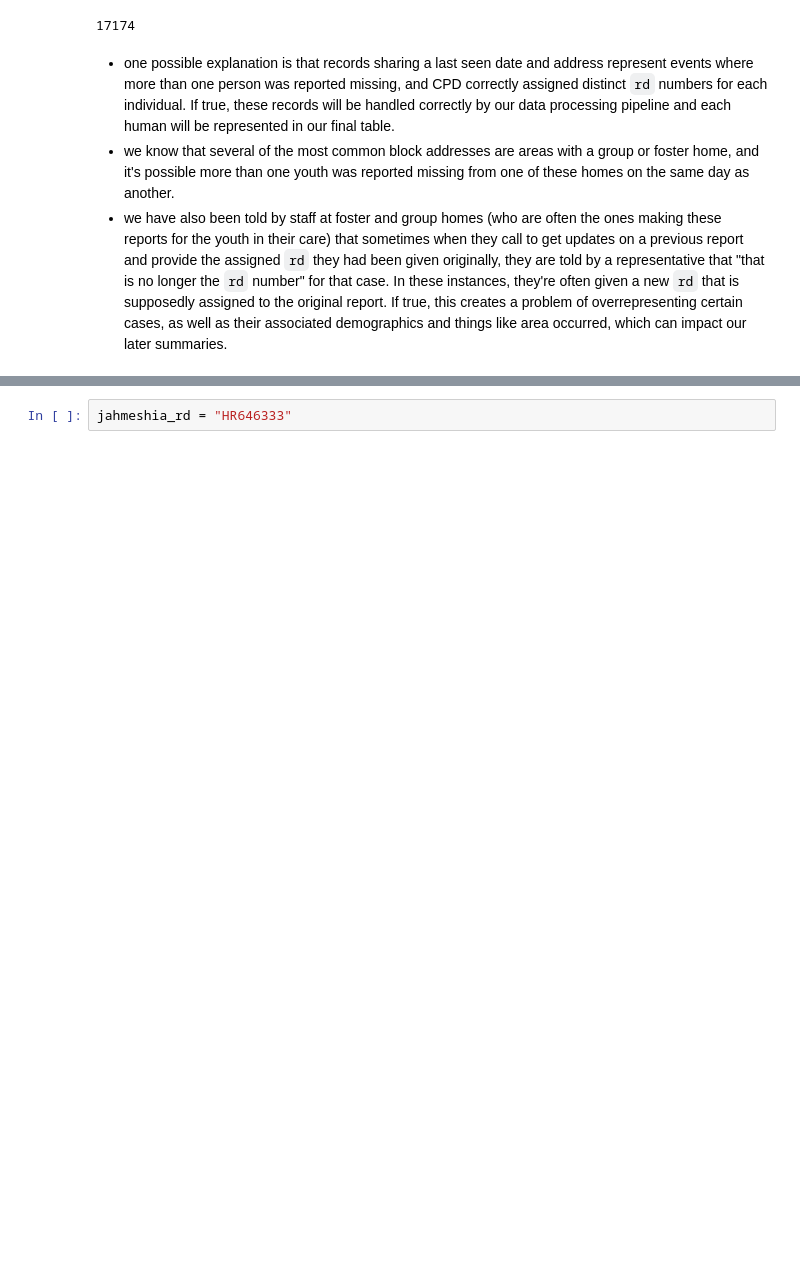
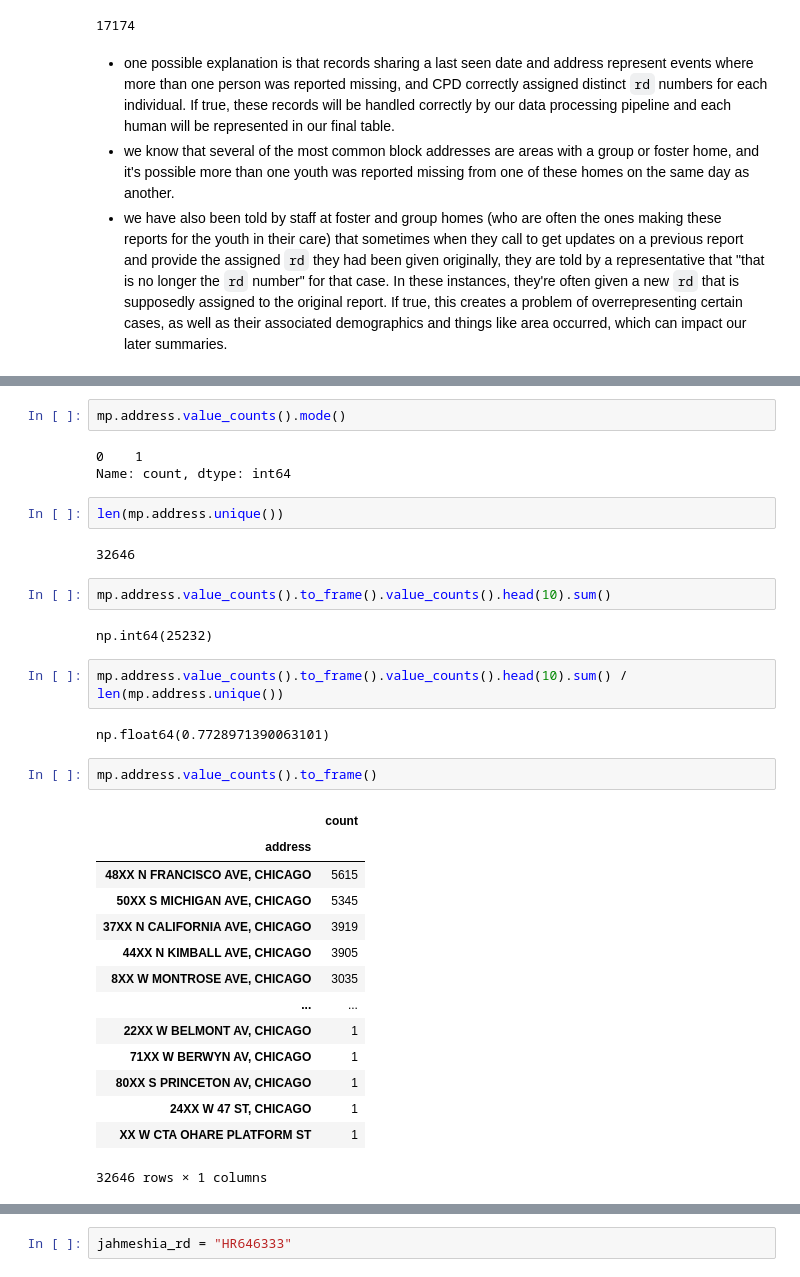
Before and after one commit to HRDAG/Chi-MP-data-story, a Jupyter notebook: notebooks/what-is-an-mp-event-nb1.ipynb, the cells around one changed output, grey strips where cells are left out. Cells and saved outputs as stored; diff of their text form; blank space fills up the shorter version.

```diff
--- a/notebooks/what-is-an-mp-event-nb1.ipynb
+++ b/notebooks/what-is-an-mp-event-nb1.ipynb
@@ -393 +433,35 @@ mp.loc[mp.address.str.strip() != "CHICAGO"].shape[0] - \
+# %%
+mp.address.value_counts().mode()
+# %% [output]
+0    1
+Name: count, dtype: int64
+# %%
+len(mp.address.unique())
+# %% [output]
+32646
+# %%
+mp.address.value_counts().to_frame().value_counts().head(10).sum()
+# %% [output]
+np.int64(25232)
+# %%
+mp.address.value_counts().to_frame().value_counts().head(10).sum() / len(mp.address.unique())
+# %% [output]
+np.float64(0.7728971390063101)
+# %%
+mp.address.value_counts().to_frame()
+# %% [output]
+|  | count |
+| address |  |
+| 48XX N FRANCISCO AVE, CHICAGO | 5615 |
+| 50XX S MICHIGAN AVE, CHICAGO | 5345 |
+| 37XX N CALIFORNIA AVE, CHICAGO | 3919 |
+| 44XX N KIMBALL AVE, CHICAGO | 3905 |
+| 8XX W MONTROSE AVE, CHICAGO | 3035 |
+| ... | ... |
+| 22XX W BELMONT AV, CHICAGO | 1 |
+| 71XX W BERWYN AV, CHICAGO | 1 |
+| 80XX S PRINCETON AV, CHICAGO | 1 |
+| 24XX W 47 ST, CHICAGO | 1 |
+| XX W CTA OHARE PLATFORM ST | 1 |
+32646 rows × 1 columns
 # %% [markdown]
```
Also changed, not shown: parts of 37 cells of this notebook, 2 other files.
